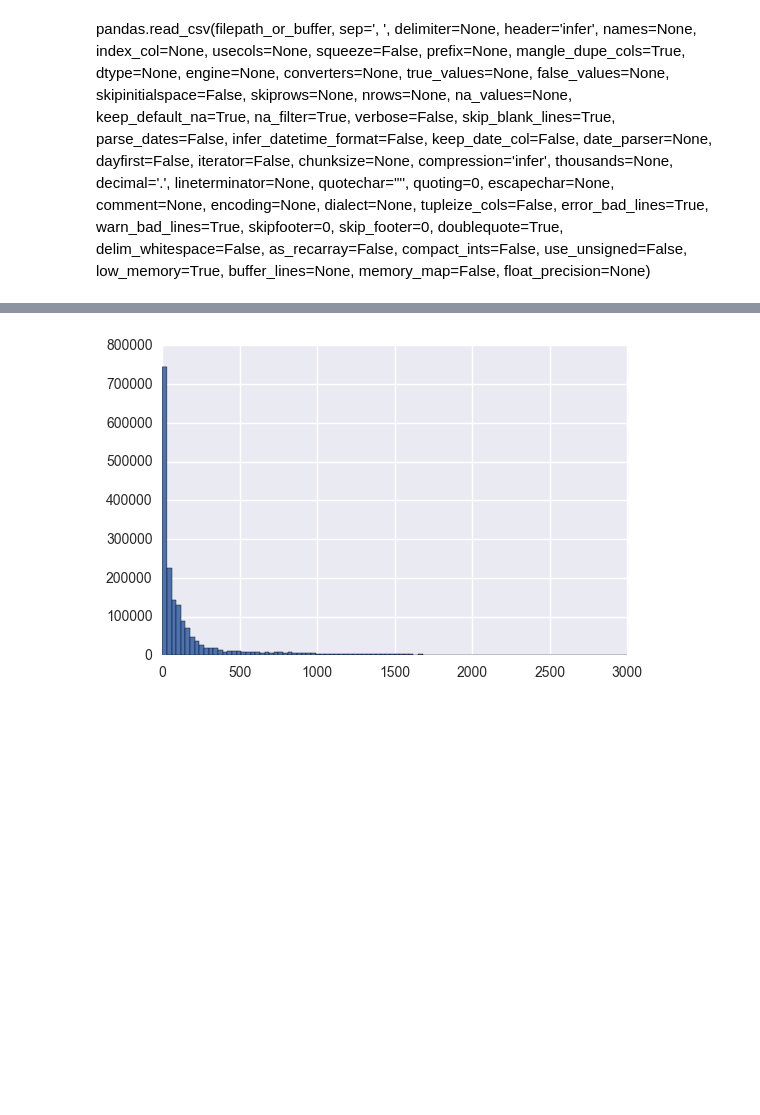
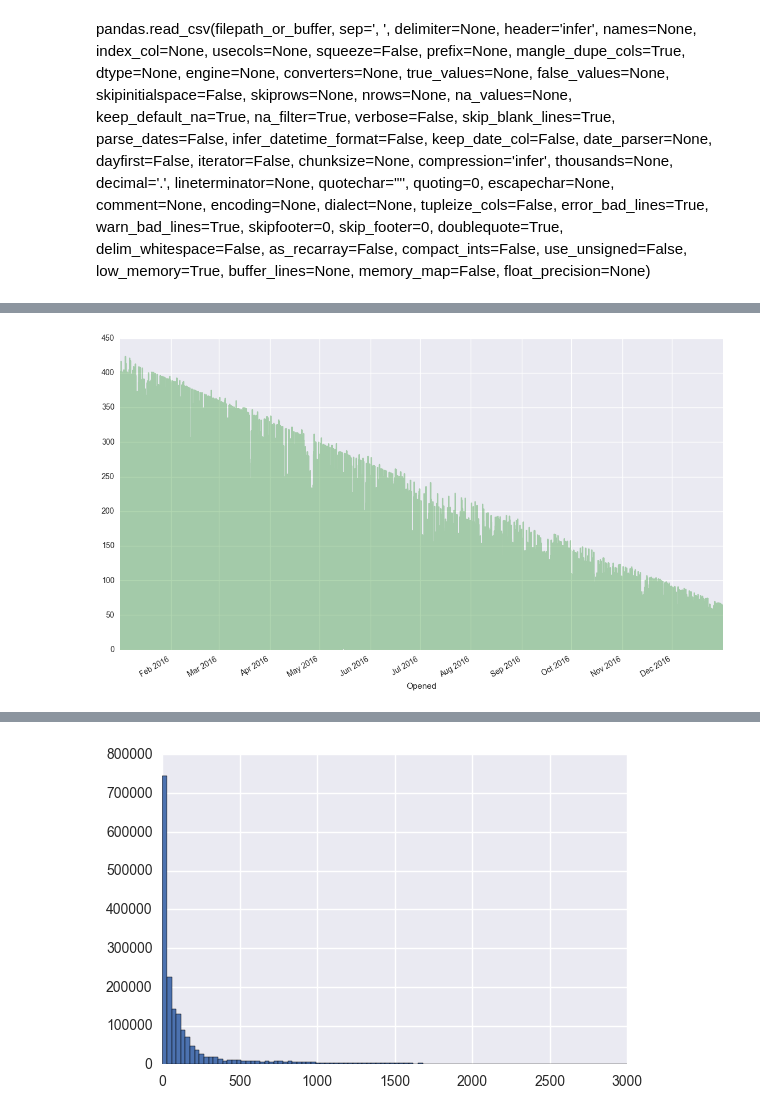
Before and after one commit to haowei772/San-Francisco-311-request-resolving-time-prediction, a Jupyter notebook: Code/Project_EDA_311.ipynb, the cells around one changed output, grey strips where cells are left out. Drawn from its saved outputs; the diff is of its cells as text; code cells hidden in the pictures; blank space fills up the shorter version.

```diff
--- a/Code/Project_EDA_311.ipynb
+++ b/Code/Project_EDA_311.ipynb
@@ -214,0 +443,4 @@ dft_req_type_dict = category_to_numer_dict(cfdf, 'Request Type', req_type_val)
+# %%
+plot_data_on_date(df, 'Process_days', year = 2016)
+# %% [output]
+[figure, added]
```
Also changed, not shown: parts of 18 cells of this notebook, 7 other files.
